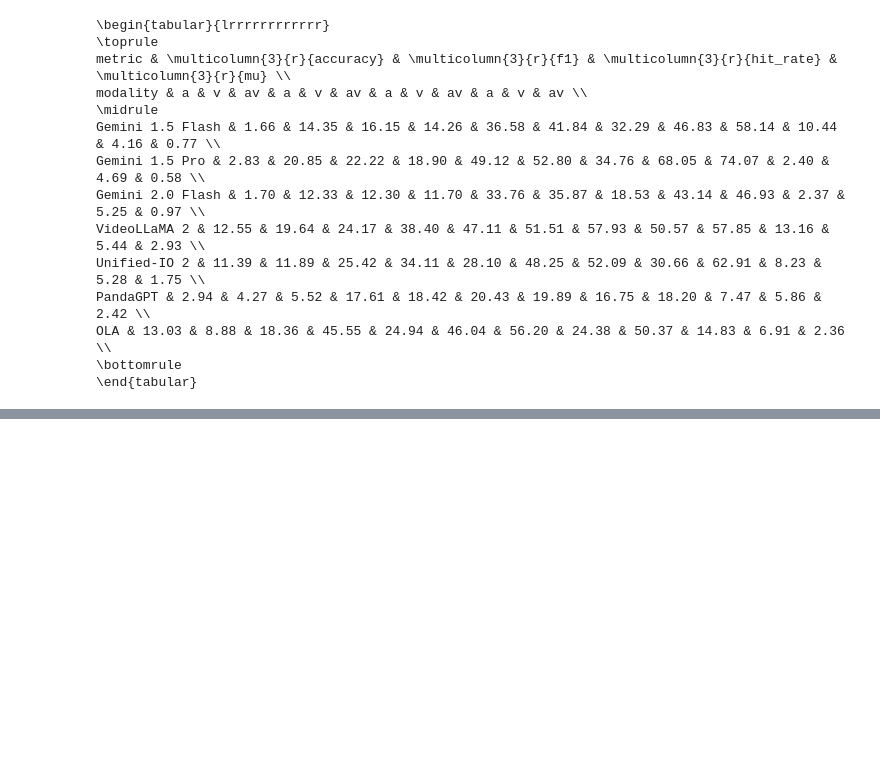
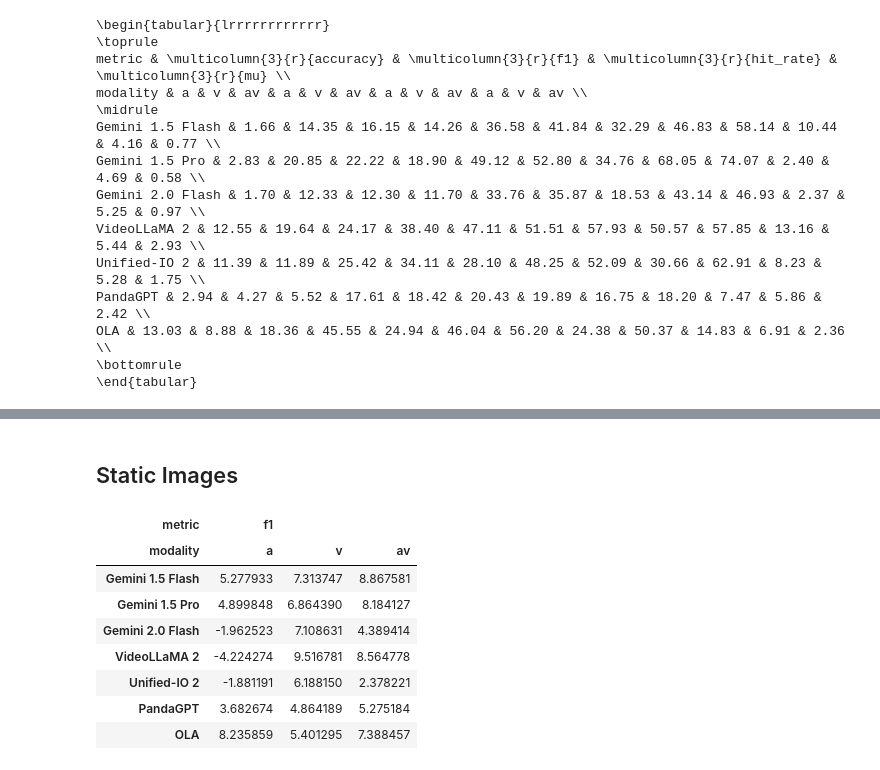
Before and after one commit to Bizilizi/VGGSounder, a Jupyter notebook: experiments/visualisations/metrics.ipynb, the cells around one changed output, grey strips where cells are left out. Drawn from its saved outputs; the diff is of its cells as text; code cells hidden in the pictures; blank space fills up the shorter version.

```diff
--- a/experiments/visualisations/metrics.ipynb
+++ b/experiments/visualisations/metrics.ipynb
@@ -948,0 +1111,61 @@ OLA & 13.03 & 8.88 & 18.36 & 45.55 & 24.94 & 46.04 & 56.20 & 24.38 & 50.37 & 14.
+# %% [markdown]
+## Static Images
+# %%
+from vggsounder.benchmark import benchmark
+from vggsounder.labels import VGGSounder
+
+models_path = "../../supplimentary/models-results"
+csv_path = "../../supplimentary/data/vggsounder+background-music.csv"
+display_names = {
+    "gemini-1.5-flash": "Gemini 1.5 Flash",
+    "gemini-1.5-pro": "Gemini 1.5 Pro",
+    "gemini-2.0-flash": "Gemini 2.0 Flash",
+    "video-llama-2-av": "VideoLLaMA 2",
+    "unified-io-2": "Unified-IO 2",
+    "pandagpt": "PandaGPT",
+    "ola": "OLA",
+}
+
+# static images only
+vggsounder = VGGSounder(csv_path=csv_path)
+vggsounder.set_meta_filters(static_image=True)
+static_image_ids = [video.video_id for video in vggsounder]
+
+static_image_table = benchmark(
+    models_path=models_path,
+    display_names=display_names,
+    metrics=[
+        ("f1", ["a", "v", "av"]),
+    ],
+    subset_ids=static_image_ids,
+    dataset_path=csv_path
+)
+static_image_table
+
+# no static images
+vggsounder.set_meta_filters(static_image=False)
+no_static_image_ids = [video.video_id for video in vggsounder]
+
+no_static_image_table = benchmark(
+    models_path=models_path,
+    display_names=display_names,
+    metrics=[
+        ("f1", ["a", "v", "av"]),
+    ],
+    subset_ids=no_static_image_ids,
+    dataset_path=csv_path
+)
+no_static_image_table
+
+diff_static_image_table = no_static_image_table - static_image_table
+diff_static_image_table
+# %% [output]
+| metric | f1 |  |  |
+| modality | a | v | av |
+| Gemini 1.5 Flash | 5.277933 | 7.313747 | 8.867581 |
+| Gemini 1.5 Pro | 4.899848 | 6.864390 | 8.184127 |
+| Gemini 2.0 Flash | -1.962523 | 7.108631 | 4.389414 |
+| VideoLLaMA 2 | -4.224274 | 9.516781 | 8.564778 |
+| Unified-IO 2 | -1.881191 | 6.188150 | 2.378221 |
+| PandaGPT | 3.682674 | 4.864189 | 5.275184 |
+| OLA | 8.235859 | 5.401295 | 7.388457 |
```
Also changed, not shown: parts of 8 cells of this notebook, 2 other files.
